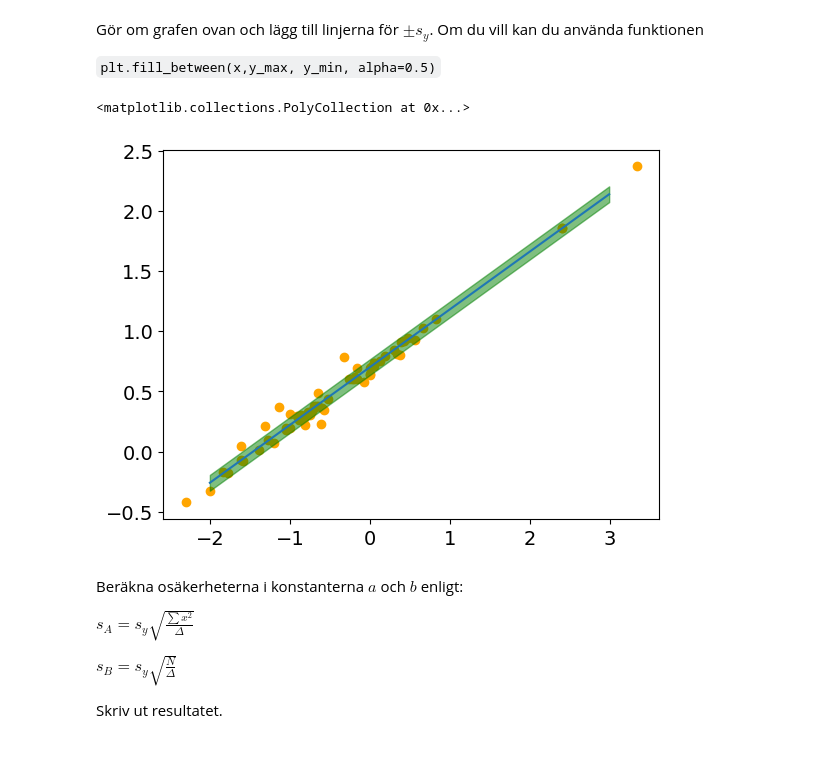
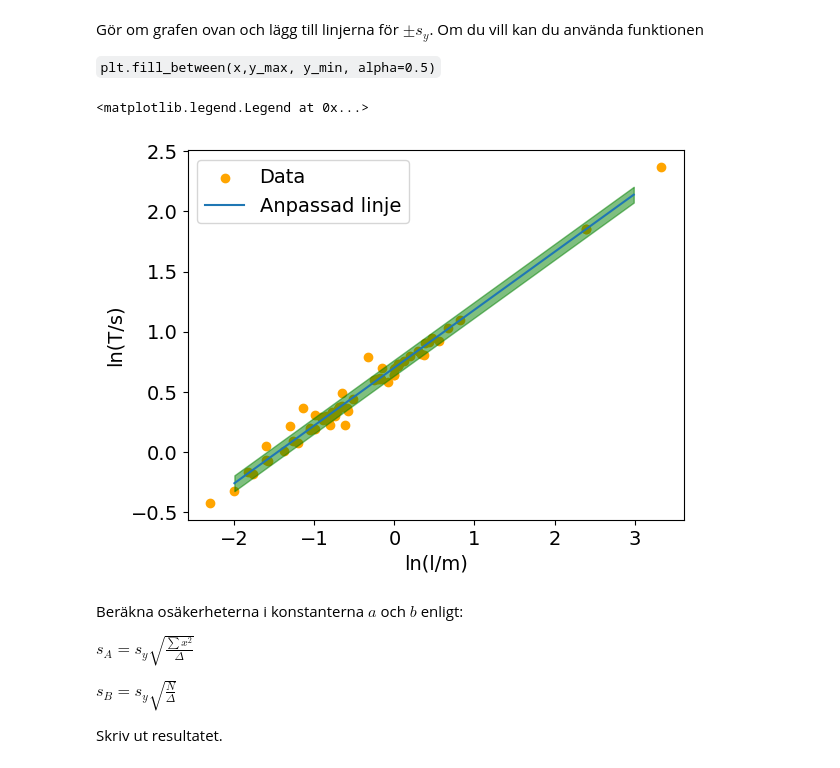
Before and after one commit to Hobbit0419/Uni_code, a Jupyter notebook: exp_met/Anton_Lindbro_HM9.ipynb, the cells around one changed output. Cells and saved outputs as stored; diff of their text form; code cells hidden in the pictures.

```diff
--- a/exp_met/Anton_Lindbro_HM9.ipynb
+++ b/exp_met/Anton_Lindbro_HM9.ipynb
@@ -119,12 +123,15 @@ Gör om grafen ovan och lägg till linjerna för $\pm s_y$. Om du vill kan du an
 # %%
 fig, ax =  plt.subplots()
 
 ax.scatter(x,y, label='Data', color='orange')
 ax.plot(x_linje, y_linje, label='Anpassad linje')
 ax.fill_between(x_linje, y_linje+s_y, y_linje-s_y, alpha=0.5, color='green')
+ax.set_xlabel('ln(l/m)')
+ax.set_ylabel('ln(T/s)')
+ax.legend()
 # %% [output]
-<matplotlib.collections.PolyCollection at 0x...>
+<matplotlib.legend.Legend at 0x...>
-[figure, old version]
+[figure, new version]
 # %% [markdown]
 Beräkna osäkerheterna i konstanterna $a$ och $b$ enligt:
 
```
Also changed, not shown: parts of 3 cells of this notebook, 1 other file.
